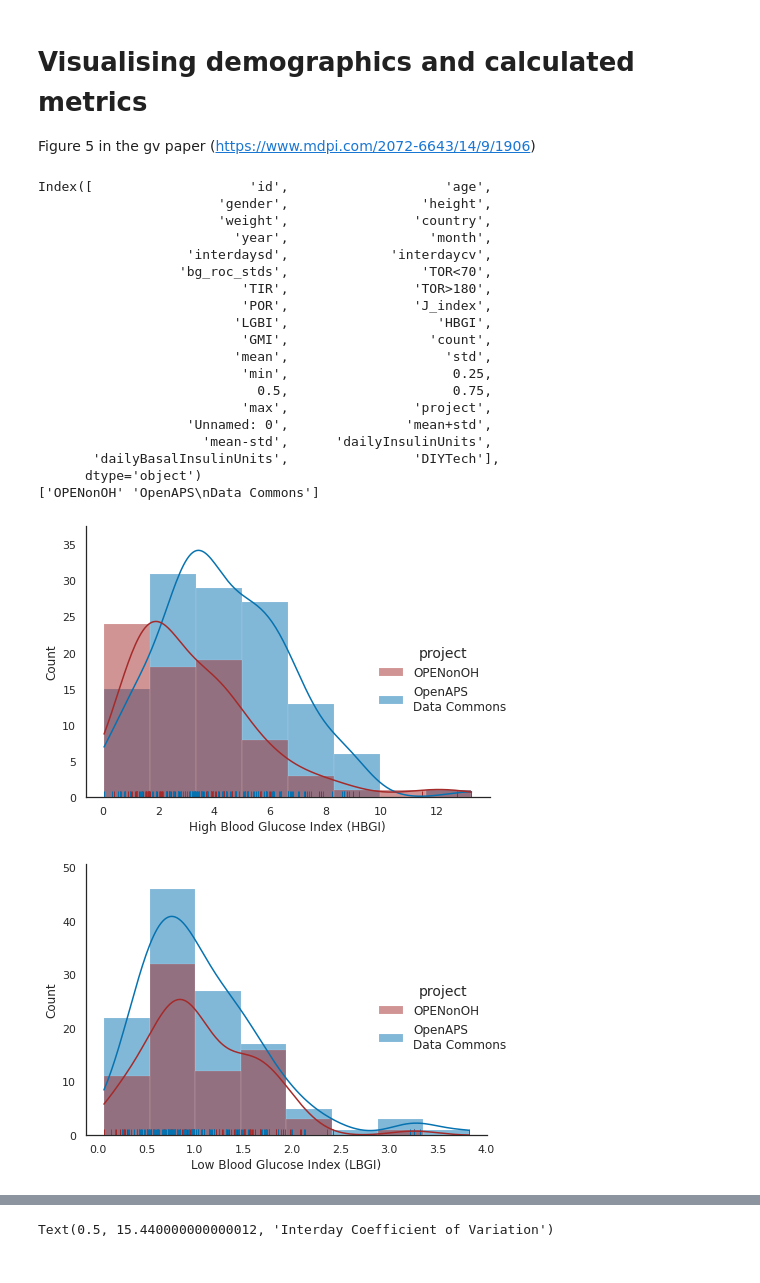
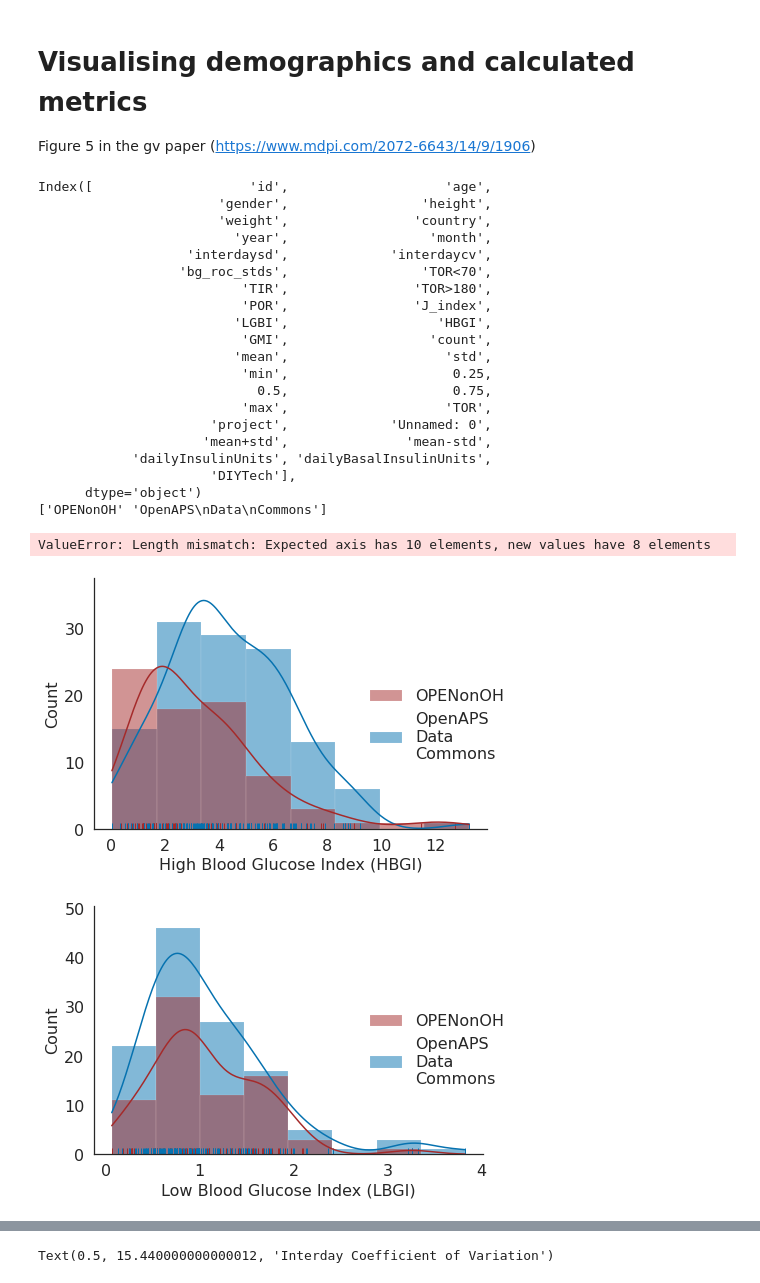
Before and after one commit to berndreinhold/OpenHumansDataTools, a Jupyter notebook: bin/GV-demographics-scripts/gv_kpi_distributions.ipynb, the cells around one changed output, grey strips where cells are left out. Drawn from its saved outputs; the diff is of its cells as text; code cells hidden in the pictures.

```diff
--- a/bin/GV-demographics-scripts/gv_kpi_distributions.ipynb
+++ b/bin/GV-demographics-scripts/gv_kpi_distributions.ipynb
@@ -19,10 +26,10 @@ filenames = [r'OpenAPS complete_patient_statistics.xlsx',
 
 df = {}
 df["OpenAPS"] = pd.read_excel(os.path.join(dir_, filenames[0]))  # all columns
-
+df["OpenAPS"]["TOR"] = df["OpenAPS"]["TOR<70"].astype("float64") + df["OpenAPS"]["TOR>180"].astype("float64")
 df["OPENonOH"] = pd.read_excel(os.path.join(dir_, filenames[1]))
 print(len(df["OPENonOH"].columns), df["OPENonOH"].columns)
-
+df["OPENonOH"]["TOR"] = df["OPENonOH"]["TOR<70"].astype("float64") + df["OPENonOH"]["TOR>180"].astype("float64")
 print(sns.__version__)
 # %% [output]
 27 Index([         'id',         'age',      'gender',      'height',
@@ -84,7 +91,7 @@ df1.loc[df1['gender'] == 'Transgender Male',
 df2.loc[df2['gender'] == 'Transgender Male',
                         'gender'] = 'Male'
 df1["project"] = "OPENonOH"
-df2["project"] = "OpenAPS\nData Commons"
+df2["project"] = "OpenAPS\nData\nCommons"
 print(df1.index, df2.index)
 df1.reindex(["id"], axis=0)
 print(df1.index, df2.index)
@@ -188,34 +215,56 @@ def plot_kde2(df, var, xlabel, move_legend=False):
 # %%
 print(df3.columns)
 print(df3["project"].unique())
+momenta = []
 # plot_kde2 does dataset comparison only, no male/female
-plot_kde2(df3, 'HBGI', 'High Blood Glucose Index (HBGI)')
-plot_kde2(df3, 'LGBI', 'Low Blood Glucose Index (LBGI)')
-plot_kde2(df3, 'GMI', 'Glucose Management Indicator (GMI)', True)
-plot_kde2(df3, 'J_index', 'J_Index')
-plot_kde2(df3, 'interdaysd', 'Interday Standard Deviation', True)
-plot_kde2(df3, 'interdaycv', 'Interday Coefficient of Variation', True)
-plot_kde2(df3, 'TIR', 'Percentage of Time in Range (TIR)', True)
-plot_kde2(df3, 'POR', 'Percentage of Time Outside Range (POR)')
+x = plot_kde2(df3, 'HBGI', 'High Blood Glucose Index (HBGI)')
+momenta.append(x)
+x = plot_kde2(df3, 'LGBI', 'Low Blood Glucose Index (LBGI)')
+momenta.append(x)
+x = plot_kde2(df3, 'GMI', 'Glucose Management Indicator (GMI)', True)
+momenta.append(x)
+x = plot_kde2(df3, 'J_index', 'J_Index')
+momenta.append(x)
+x = plot_kde2(df3, 'interdaysd', 'Interday Standard Deviation', True)
+momenta.append(x)
+x = plot_kde2(df3, 'interdaycv', 'Interday Coefficient of Variation', True)
+momenta.append(x)
+x = plot_kde2(df3, 'TIR', 'Percentage of Time in Range (TIR)', True)
+momenta.append(x)
+#x = plot_kde2(df3, 'TOR', 'Percentage of Time Outside Range (TOR)')
+#momenta.append(x)
+x = plot_kde2(df3, 'TOR<70', 'Time outside range: < 70 mg/dL [%]')
+momenta.append(x)
+x = plot_kde2(df3, 'TOR>180', 'Time outside range: > 180 mg/dL [%]')
+momenta.append(x)
+x = plot_kde2(df3, 'bg_roc_stds', 'standard deviation(BG rate of change) [mg/dL/min]')
+momenta.append(x)
+
+df_out = pd.DataFrame(momenta, columns=['mean_x', 'std_x', 'min_x', 'max_x', 'median_x', 'q1_x', 'q3_x', 'IQR_x', 'n_x', 'skew_x', 'kurtosis_x', 'mean_y',
+    'std_y', 'min_y', 'max_y', 'median_y', 'q1_y', 'q3_y', 'IQR_y', 'n_y', 'skew_y', 'kurtosis_y', 'z_statistic', 'p_value',
+    'ks_statistic', 'p_value_ks', 'mw_statistic', 'p_value_mw'])
+df_out.index = ['HBGI', 'LBGI', 'GMI', 'J_index', 'interdaysd', 'interdaycv', 'TIR', 'TOR']
 # %% [output]
 Index([                    'id',                    'age',
                        'gender',                 'height',
                        'weight',                'country',
                          'year',                  'month',
                    'interdaysd',             'interdaycv',
                   'bg_roc_stds',                 'TOR<70',
                           'TIR',                'TOR>180',
                           'POR',                'J_index',
                          'LGBI',                   'HBGI',
                           'GMI',                  'count',
                          'mean',                    'std',
                           'min',                     0.25,
                             0.5,                     0.75,
-                          'max',                'project',
-                   'Unnamed: 0',               'mean+std',
-                     'mean-std',      'dailyInsulinUnits',
-       'dailyBasalInsulinUnits',                'DIYTech'],
+                          'max',                    'TOR',
+                      'project',             'Unnamed: 0',
+                     'mean+std',               'mean-std',
+            'dailyInsulinUnits', 'dailyBasalInsulinUnits',
+                      'DIYTech'],
       dtype='object')
-['OPENonOH' 'OpenAPS\nData Commons']
+['OPENonOH' 'OpenAPS\nData\nCommons']
+ValueError: Length mismatch: Expected axis has 10 elements, new values have 8 elements
-[figure, old version]
+[figure, new version]
-[figure, old version]
+[figure, new version]
```
Also changed, not shown: parts of 14 cells of this notebook.
